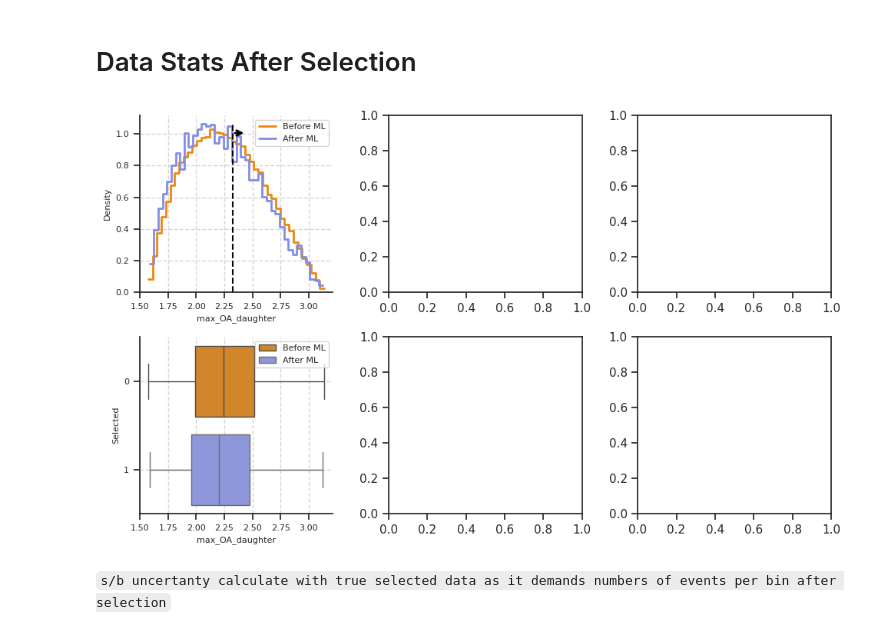
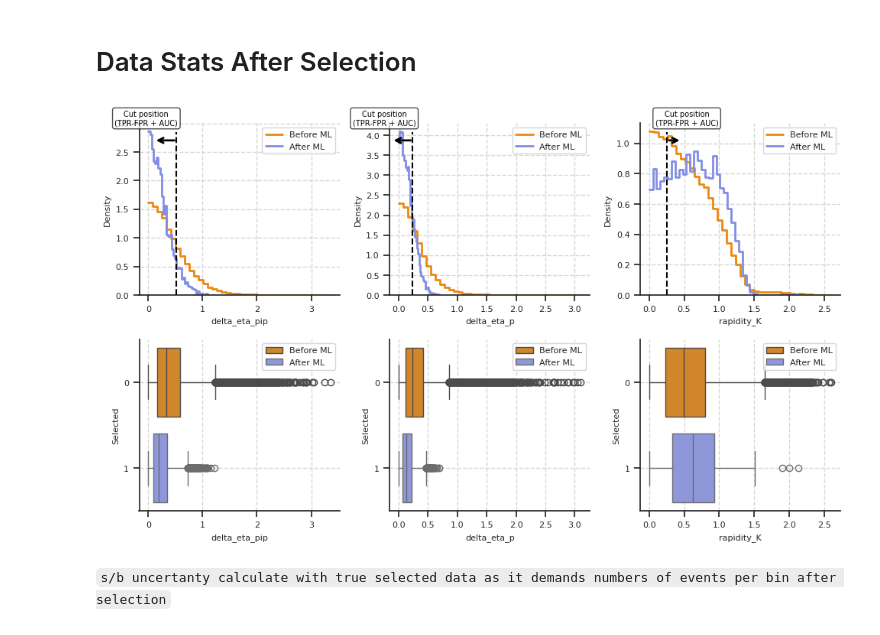
Before and after one commit to ArtSmirnovCH/SPD-Lc-pKpi-27, a Jupyter notebook: analysis_notebooks/ML_analysis/classifiers/XGBoost_classifier.ipynb, the cells around one changed output. Drawn from its saved outputs; the diff is of its cells as text; code cells hidden in the pictures.

```diff
--- a/analysis_notebooks/ML_analysis/classifiers/XGBoost_classifier.ipynb
+++ b/analysis_notebooks/ML_analysis/classifiers/XGBoost_classifier.ipynb
@@ -1297,11 +1297,11 @@ temp_test_df = temp_test_df.rename(columns={'cut_based_selection_mask_test': 'se
 fig, axes = plt.subplots(2, 3, figsize=(10, 6))
 
 names = (
-    'max_OA_daughter',
+    'delta_eta_pip', 'delta_eta_p', 'rapidity_K',
 )
 
-select_direction = ['right',]
-cut_point = [2.3260215907687654,]
+select_direction = ['left','left', 'right']
+cut_point = [0.518, 0.238, 0.255]
 
 for i, (distr_name, ax) in enumerate(zip(names, axes[0, :])):
     sns.histplot(
@@ -1363,6 +1363,18 @@ for i, (distr_name, ax) in enumerate(zip(names, axes[0, :])):
         arrowprops=dict(arrowstyle='<-', color='black', lw=2)
     )
 
+    ax.annotate(
+        'Cut position\n(TPR-FPR + AUC)',
+        xy=(cut_point[i], arrow_y_pos),
+        xytext=(cut_point[i] + bin_width * 4 if select_direction[i] == 'right' else cut_point[i] - bin_width * 4,
+                arrow_y_pos + y_max * 0.08),
+        fontsize=7,
+        color='black',
+        ha='center' if select_direction[i] == 'right' else 'center',
+        va='bottom',
+        bbox=dict(boxstyle='round,pad=0.3', facecolor='white', edgecolor='black', alpha=0.7)
+    )
+
 for i, (distr_name, ax) in enumerate(zip(names, axes[1, :])):
 
     sns.boxplot(
@@ -1374,35 +1386,35 @@ for i, (distr_name, ax) in enumerate(zip(names, axes[1, :])):
         whis=1.5,
         ax=ax,
         dodge=False,
         label='Before ML'
     )
 
     sns.boxplot(
         data=temp_test_df.loc[(temp_test_df['tag'] == 'Sig') & (temp_test_df['selected'] == 1)],
         x=distr_name,
         y=[1] * len(temp_test_df.loc[(temp_test_df['tag'] == 'Sig') & (temp_test_df['selected'] == 1)]),
         color="#828EE5",
         orient='h',
         whis=1.5,
         ax=ax,
         dodge=False,
         label='After ML'
     )
 
     ax.set_xlabel(f'{distr_name}', fontsize=8)
     ax.set_ylabel('Selected', fontsize=8)
     ax.spines['top'].set_visible(False)
     ax.spines['right'].set_visible(False)
     ax.grid(True, alpha=0.8, linestyle='--')
     ax.tick_params(axis='both', labelsize=8)
     ax.legend(loc='upper right', fontsize=8)
 
 
 plt.tight_layout()
-plt.savefig(f'/home/ome123/Рабочий стол/SPD/SPD_Lc_pKpi_27/plots/dist_after_ML_4.pdf', bbox_inches='tight')
+plt.savefig(f'/home/ome123/Рабочий стол/SPD/SPD_Lc_pKpi_27/plots/dist_after_ML_3.pdf', bbox_inches='tight')
 plt.show()
 # %% [output]
-[figure, old version]
+[figure, new version]
 # %% [markdown]
 ``s/b uncertanty calculate with true selected data as it demands numbers of events per bin after selection``
 # %%
```
Also changed, not shown: parts of 1 cell of this notebook, 29 other files.
